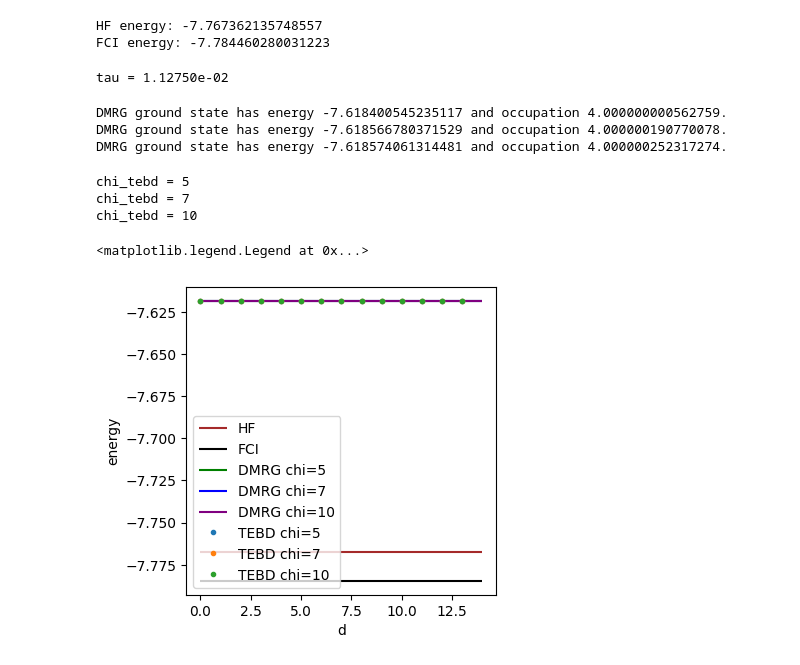
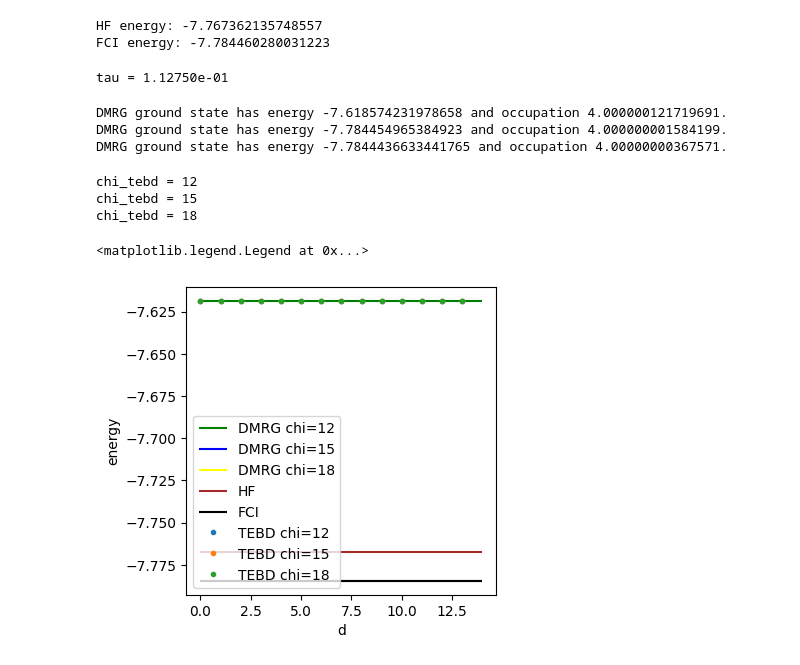
Before and after one commit to bdalfavero/RealTimeKrylov, a Jupyter notebook: lih_quimb.ipynb, the cells around one changed output. Drawn from its saved outputs; the diff is of its cells as text; code cells hidden in the pictures.

Commit message:
Tried a larger evolution time, but the energy is still not going down.

```diff
--- a/lih_quimb.ipynb
+++ b/lih_quimb.ipynb
@@ -18,8 +19,8 @@ basis = "sto-3g"
 n_elec = 4
 geometry = of.chem.geometry_from_pubchem(molec)
 multiplicity = 1
-dmrg_max_bond = [5, 7, 10]
-tebd_max_bond = [5, 7, 10]
+dmrg_max_bond = [12, 15, 18]
+tebd_max_bond = deepcopy(dmrg_max_bond)
 mpo_max_bond = 500
 steps = 10
 eps = 1e-12
@@ -43,10 +44,10 @@ HF energy: -7.767362135748557
 FCI energy: -7.784460280031223
 # %%
 ham_norm = norm(ham_sparse)
-tau = np.pi / ham_norm
+tau = 10. * np.pi / ham_norm
 print(f"tau = {tau:4.5e}")
 # %% [output]
-tau = 1.12750e-02
+tau = 1.12750e-01
 # %%
 # Run DMRG
 ground_states = []
@@ -57,9 +58,9 @@ for i, chi_dmrg in enumerate(dmrg_max_bond):
     dmrg_energies.append(energy)
     print(f"DMRG ground state has energy {energy} and occupation {number}.")
 # %% [output]
-DMRG ground state has energy -7.618400545235117 and occupation 4.000000000562759.
-DMRG ground state has energy -7.618566780371529 and occupation 4.000000190770078.
-DMRG ground state has energy -7.618574061314481 and occupation 4.000000252317274.
+DMRG ground state has energy -7.618574231978658 and occupation 4.000000121719691.
+DMRG ground state has energy -7.784454965384923 and occupation 4.000000001584199.
+DMRG ground state has energy -7.7844436633441765 and occupation 4.00000000367571.
 # %%
 # Do TEBD Krylov with the DMRG reference state.
 ev_circuit = trotter_circuit_from_psum(hamiltonian_psum, tau, steps)
@@ -79,21 +80,21 @@ for i, chi_tebd in enumerate(tebd_max_bond):
     tebd_all_h[i, :, :] = h
     tebd_all_s[i, :, :] = s
 # %% [output]
-chi_tebd = 5
-chi_tebd = 7
-chi_tebd = 10
+chi_tebd = 12
+chi_tebd = 15
+chi_tebd = 18
 # %%
 fig2, ax2 = plt.subplots(1, 1, figsize=(4, 4))
+dmrg_colors = ["green", "blue", "yellow"]
+for i, (chi, dmrg_energy) in enumerate(zip(dmrg_max_bond, dmrg_energies)):
+    ax2.hlines(dmrg_energy, 0., tebd_energies.shape[1], dmrg_colors[i], label=f"DMRG chi={chi}")
 ax2.hlines(molecule.hf_energy, 0., tebd_energies.shape[1], colors=["brown"], label="HF")
 ax2.hlines(molecule.fci_energy, 0., tebd_energies.shape[1], colors=["black"], label="FCI")
-dmrg_colors = ["green", "blue", "purple"]
-for i, (chi, dmrg_energy) in enumerate(zip(dmrg_max_bond, dmrg_energies)):
-    ax2.hlines(dmrg_energy, 0., tebd_energies.shape[1], dmrg_colors[i], label=f"DMRG chi={chi}")
 for i, chi in enumerate(tebd_max_bond):
     ax2.plot(tebd_energies[i, :], '.', label=f"TEBD chi={chi}")
 ax2.set_ylabel("energy")
 ax2.set_xlabel("d")
 ax2.legend(loc="lower left")
 # %% [output]
 <matplotlib.legend.Legend at 0x...>
-[figure, old version]
+[figure, new version]
```
Also changed, not shown: parts of 2 cells of this notebook.
